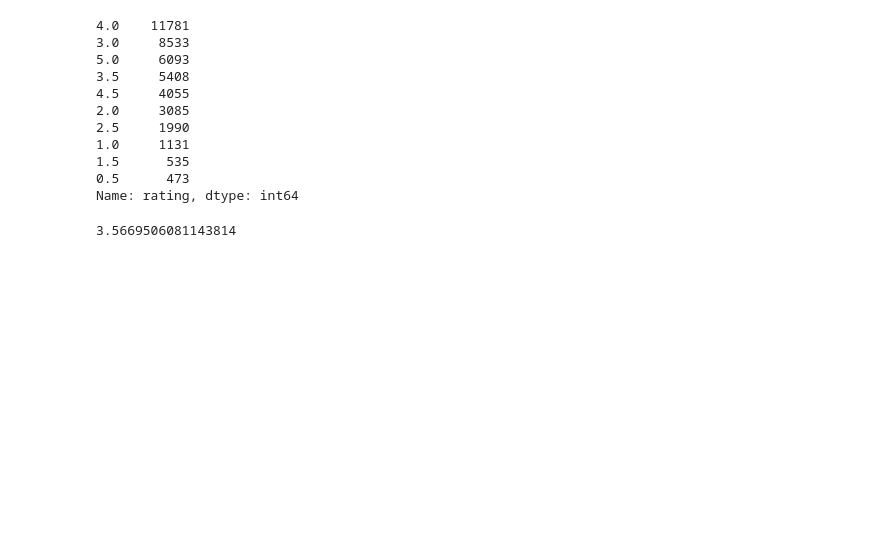
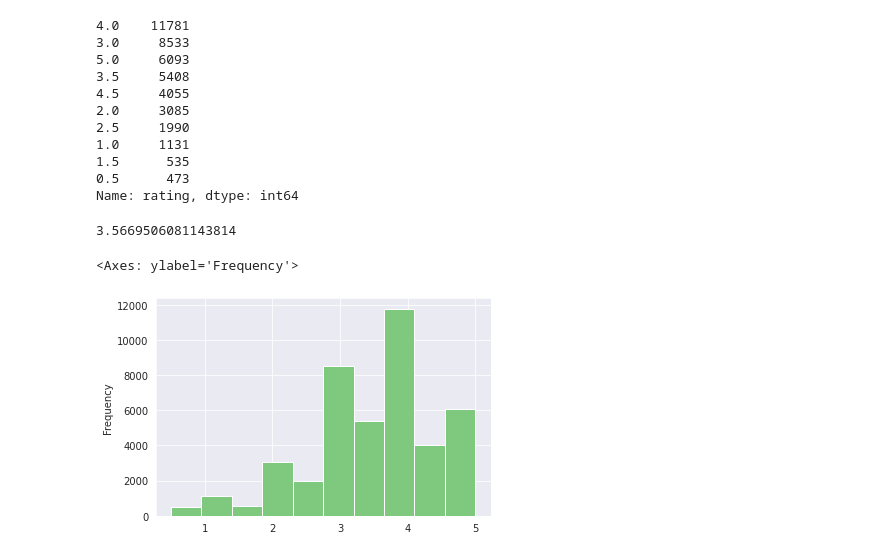
Before and after one commit to alanfmorato/analyzing_movies, a Jupyter notebook: Analisando_Reviews.ipynb, the cells around one changed output. Cells and saved outputs as stored; diff of their text form; code cells hidden in the pictures; blank space fills up the shorter version.

```diff
--- a/Analisando_Reviews.ipynb
+++ b/Analisando_Reviews.ipynb
@@ -45,3 +47,13 @@ Name: rating, dtype: int64
 df['rating'].mean()
 # %% [output]
 3.5669506081143814
+# %%
+#setando o estilo do gráfico
+sns.set_palette("Accent")
+sns.set_style("darkgrid")
+# %%
+#verificando a distribuição de notas do dataset
+df.rating.plot(kind='hist')
+# %% [output]
+<Axes: ylabel='Frequency'>
+[figure, added]
```
Also changed, not shown: parts of 13 cells of this notebook.
